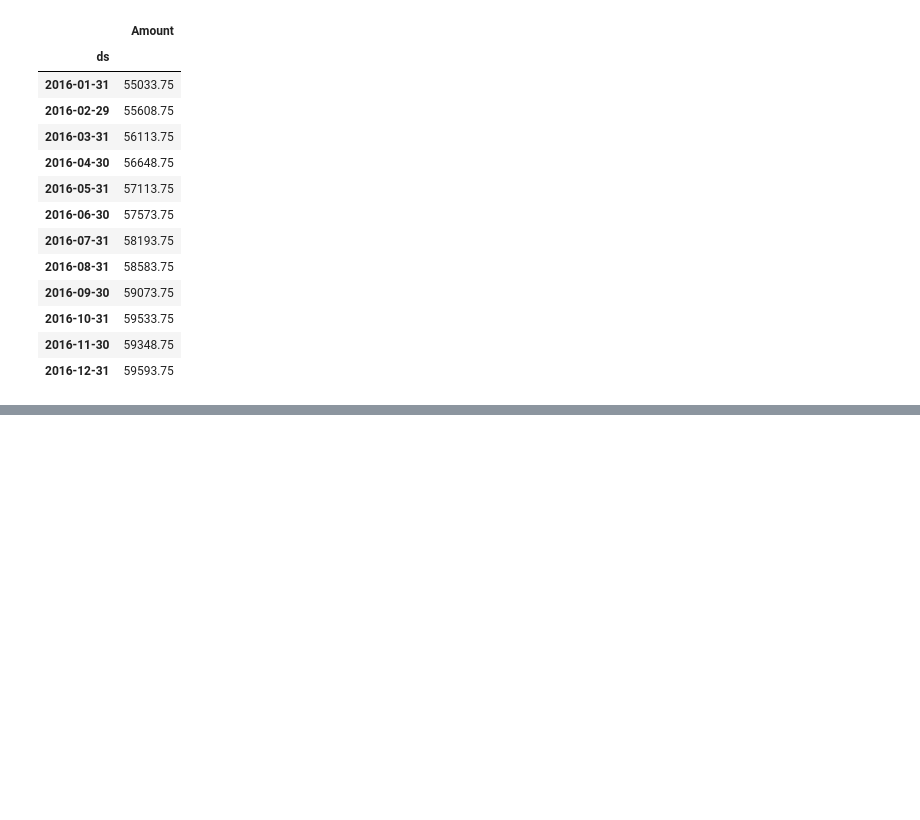
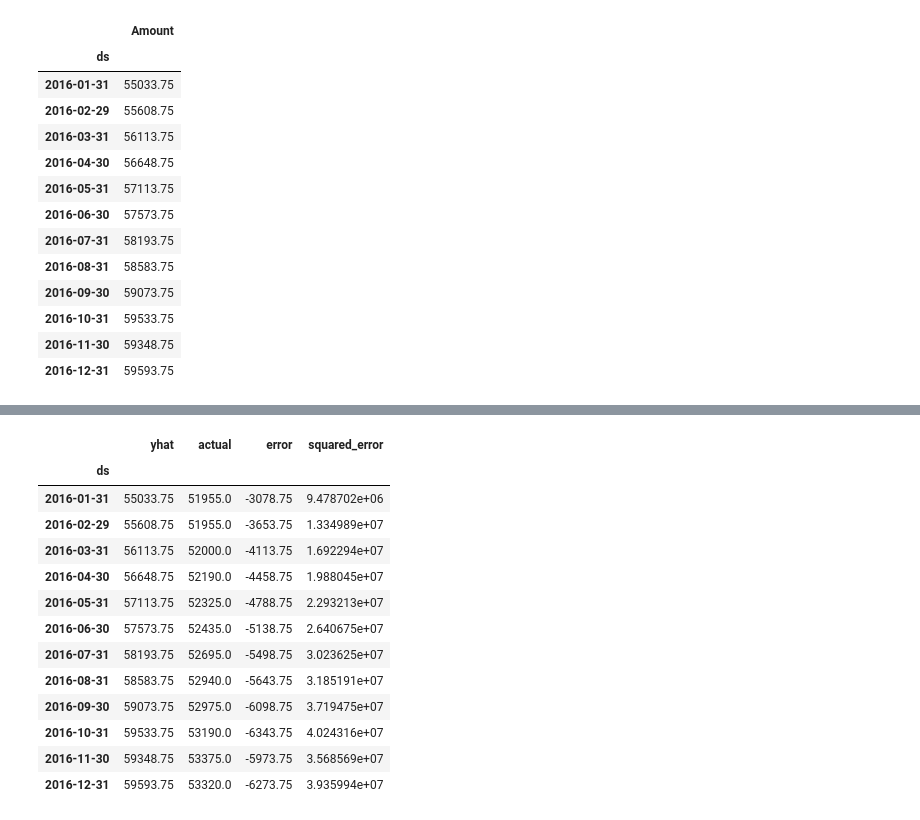
Before and after one commit to lopezelihezer/time-series-exercises, a Jupyter notebook: model.ipynb, the cells around one changed output, grey strips where cells are left out. Cells and saved outputs as stored; diff of their text form; code cells hidden in the pictures; blank space fills up the shorter version.

```diff
--- a/model.ipynb
+++ b/model.ipynb
@@ -400,0 +421,21 @@ yhat_df
+# %%
+compare_df = pd.concat([yhat_df.Amount, validate.Amount], axis=1)
+compare_df.columns = ['yhat', 'actual']
+compare_df['error'] = compare_df.actual - compare_df.yhat
+compare_df['squared_error'] = compare_df.error * compare_df.error
+compare_df
+# %% [output]
+|  | yhat | actual | error | squared_error |
+| ds |  |  |  |  |
+| 2016-01-31 | 55033.75 | 51955.0 | -3078.75 | 9.478702e+06 |
+| 2016-02-29 | 55608.75 | 51955.0 | -3653.75 | 1.334989e+07 |
+| 2016-03-31 | 56113.75 | 52000.0 | -4113.75 | 1.692294e+07 |
+| 2016-04-30 | 56648.75 | 52190.0 | -4458.75 | 1.988045e+07 |
+| 2016-05-31 | 57113.75 | 52325.0 | -4788.75 | 2.293213e+07 |
+| 2016-06-30 | 57573.75 | 52435.0 | -5138.75 | 2.640675e+07 |
+| 2016-07-31 | 58193.75 | 52695.0 | -5498.75 | 3.023625e+07 |
+| 2016-08-31 | 58583.75 | 52940.0 | -5643.75 | 3.185191e+07 |
+| 2016-09-30 | 59073.75 | 52975.0 | -6098.75 | 3.719475e+07 |
+| 2016-10-31 | 59533.75 | 53190.0 | -6343.75 | 4.024316e+07 |
+| 2016-11-30 | 59348.75 | 53375.0 | -5973.75 | 3.568569e+07 |
+| 2016-12-31 | 59593.75 | 53320.0 | -6273.75 | 3.935994e+07 |
```
Also changed, not shown: parts of 9 cells of this notebook.
